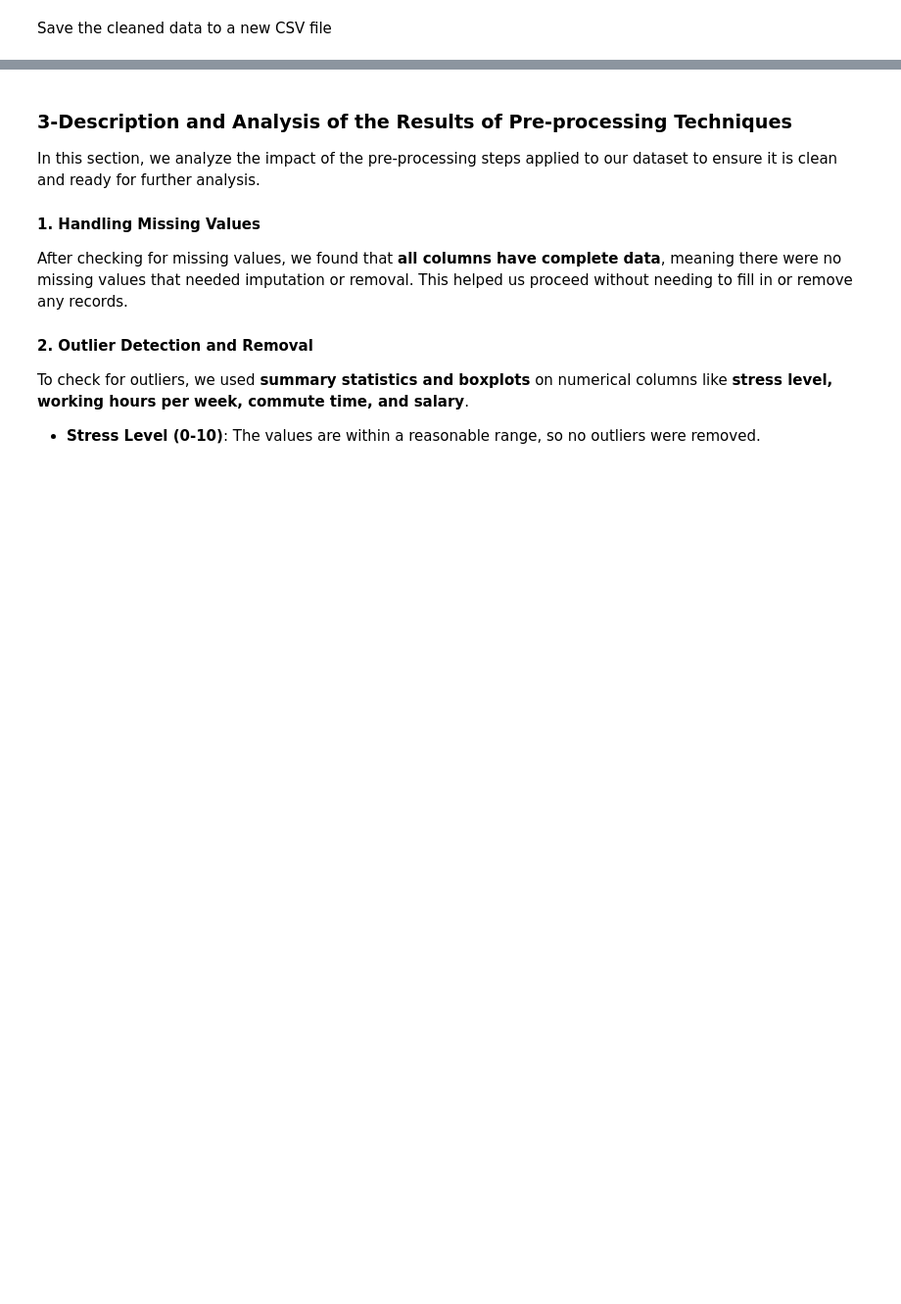
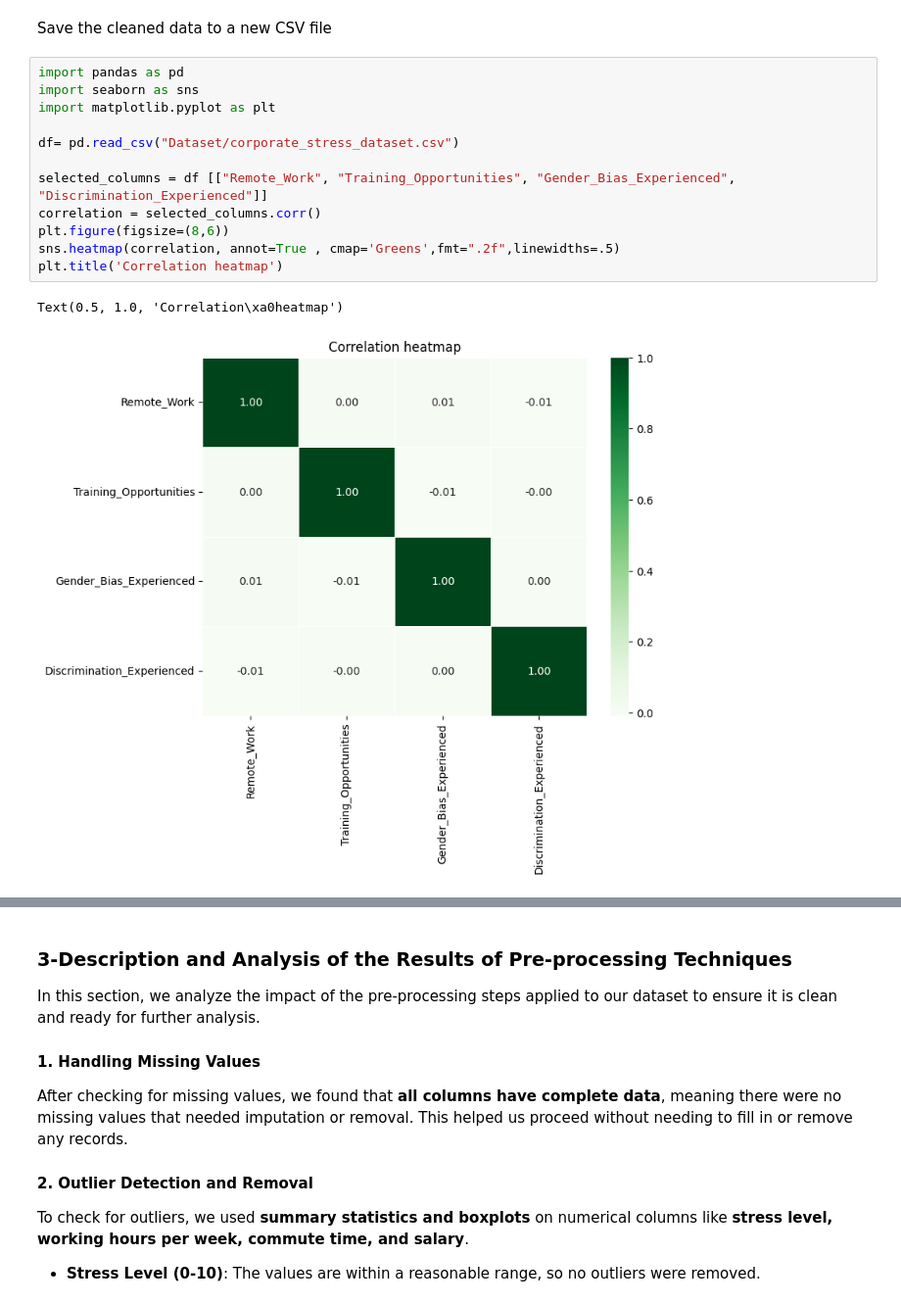
Before and after one commit to SanaAlotaibi/DataMiningProject, a Jupyter notebook: phase2.ipynb, the cells around one changed output, grey strips where cells are left out. Shown at 98% size. Drawn from its saved outputs; the diff is of its cells as text; blank space fills up the shorter version.

```diff
--- a/phase2.ipynb
+++ b/phase2.ipynb
@@ -395,3 +395,18 @@ print(f"Data after cleaning has been saved to: {cleaned_file_path}")
 Data after cleaning has been saved to: ./cleaned_corporate_stress_dataset.csv
 # %% [markdown]
  Save the cleaned data to a new CSV file
+# %%
+import pandas as pd
+import seaborn as sns
+import matplotlib.pyplot as plt
+
+df= pd.read_csv("Dataset/corporate_stress_dataset.csv")
+
+selected_columns = df [["Remote_Work", "Training_Opportunities", "Gender_Bias_Experienced", "Discrimination_Experienced"]]
+correlation = selected_columns.corr()
+plt.figure(figsize=(8,6))
+sns.heatmap(correlation, annot=True , cmap='Greens',fmt=".2f",linewidths=.5)
+plt.title('Correlation heatmap')
+# %% [output]
+Text(0.5, 1.0, 'Correlation\xa0heatmap')
+[figure, added]
```
Also changed, not shown: parts of 2 cells of this notebook.
